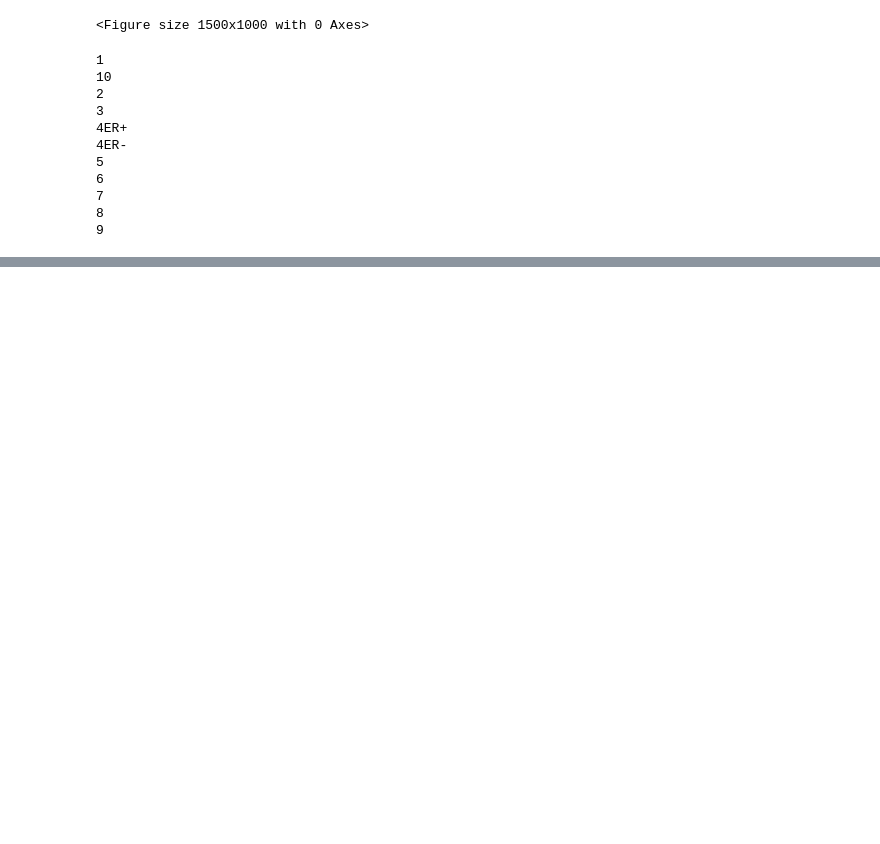
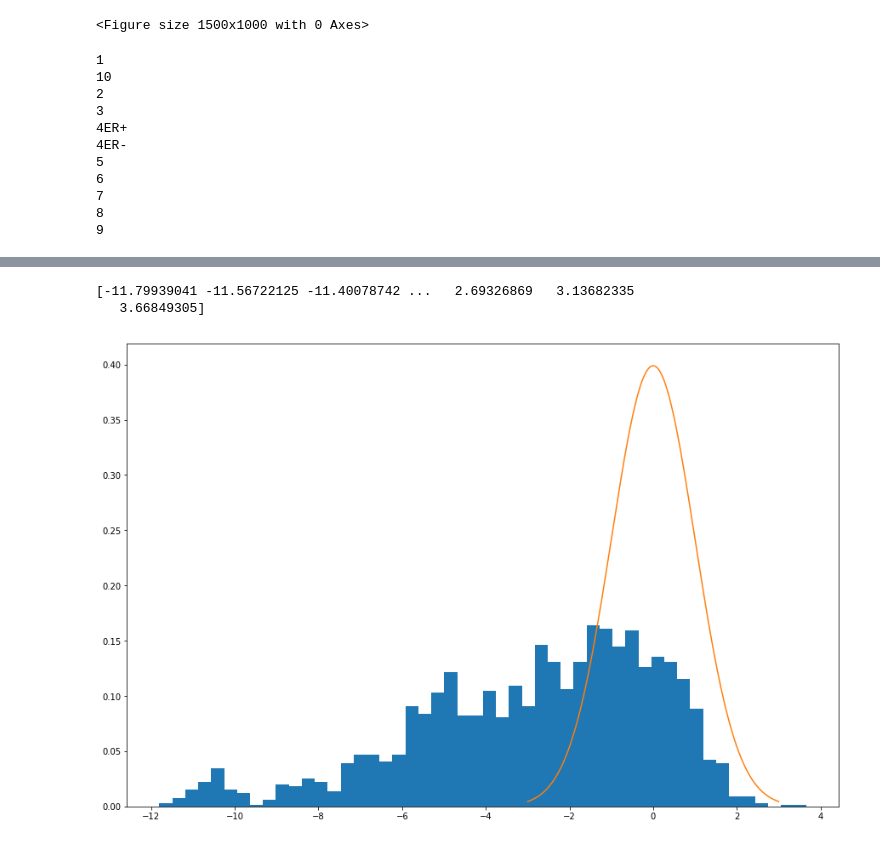
Before and after one commit to statisticalbiotechnology/wall, a Jupyter notebook: src/failures_of_null_testing.ipynb, the cells around one changed output, grey strips where cells are left out. Saved outputs shown, nothing was run; the diff lists cells and outputs as text; code cells hidden in the pictures; blank space fills up the shorter version.

```diff
--- a/src/failures_of_null_testing.ipynb
+++ b/src/failures_of_null_testing.ipynb
@@ -100,0 +111,6 @@ null_testing_cluster('2')
+# %%
+null_testing_cluster('1')
+# %% [output]
+[-11.79939041 -11.56722125 -11.40078742 ...   2.69326869   3.13682335
+   3.66849305]
+[figure, added]
```
Also changed, not shown: parts of 6 cells of this notebook.
